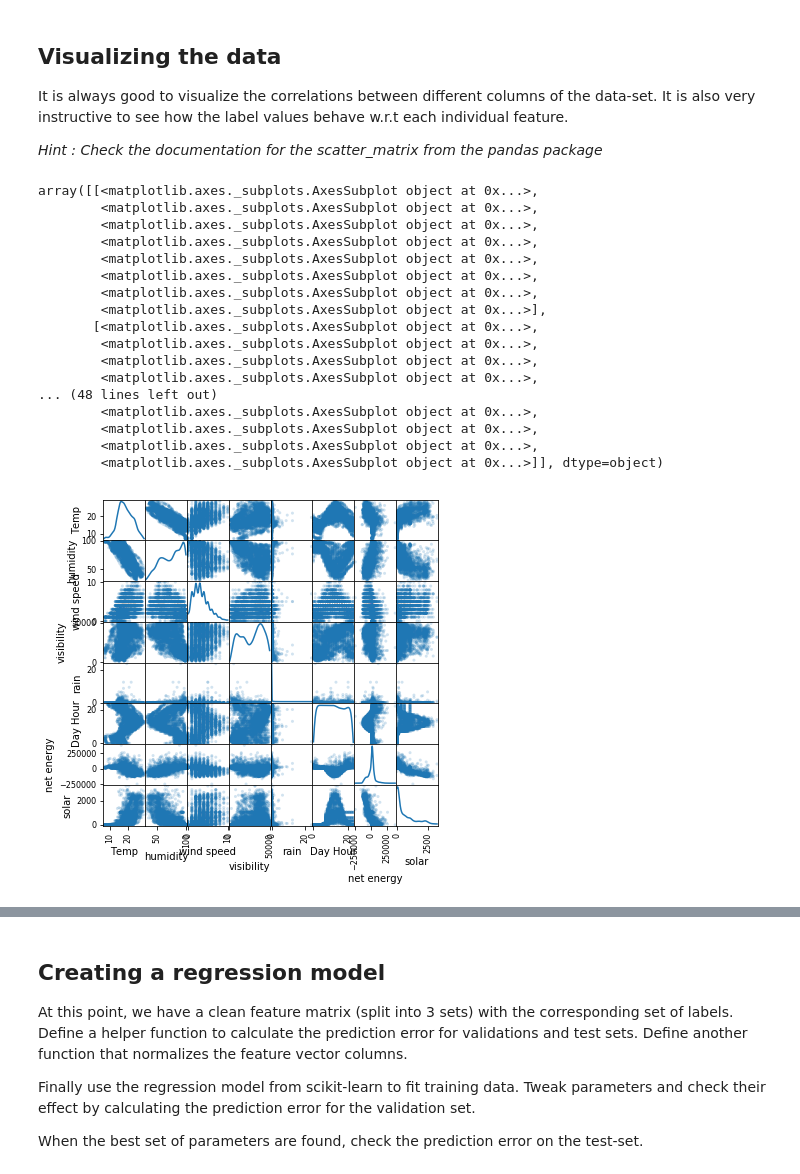
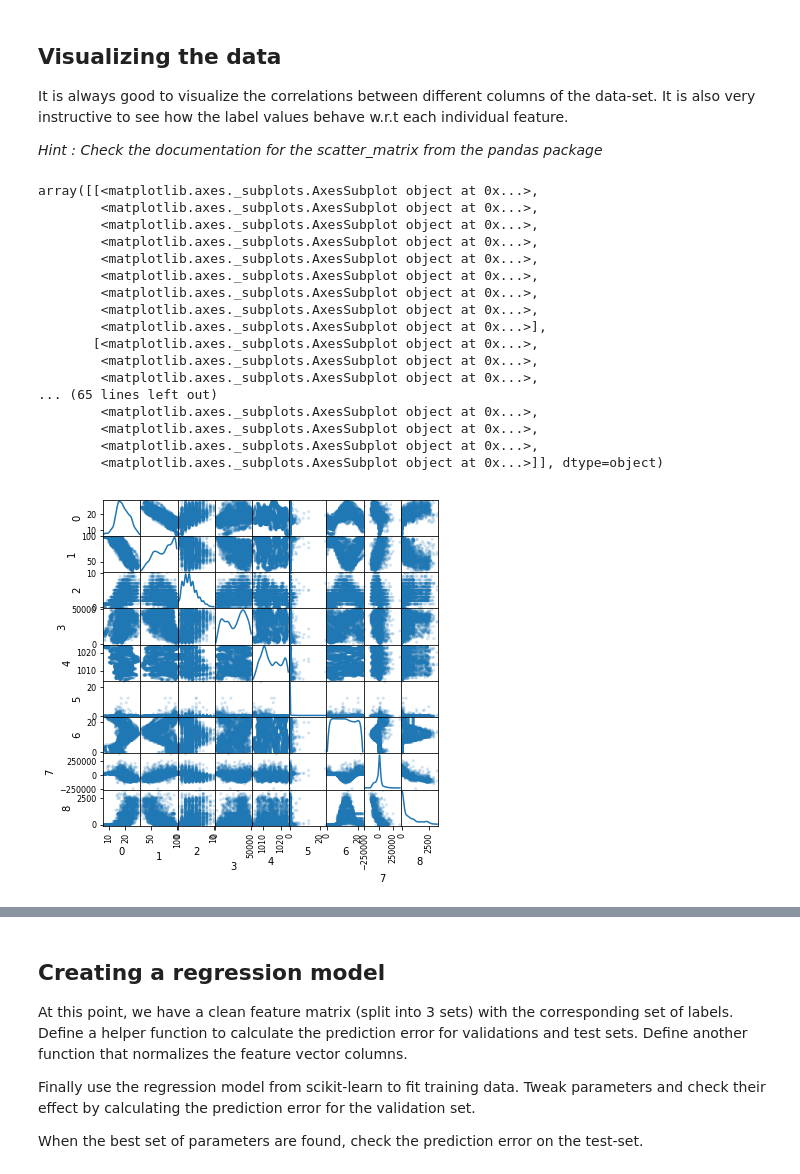
Before and after one commit to ishaanb92/IoT-Assignment, a Jupyter notebook: Assignment.ipynb, the cells around one changed output, grey strips where cells are left out. Drawn from its saved outputs; the diff is of its cells as text; code cells hidden in the pictures.

```diff
--- a/Assignment.ipynb
+++ b/Assignment.ipynb
@@ -36,7 +36,7 @@ def merge_weather_rain_data(data_path): # Select month for which data is collect
                              delimiter = ',',
                              header=0,
                              parse_dates = [0],
-                             usecols = [0,1,2,4,6,7]) #Drop "chill", too many missing values
+                             usecols = [0,1,2,4,6,7,8]) #Drop "chill", too many missing values
     weather_array  = weatherFrame.as_matrix()
 
     """ Read in the rain data"""
@@ -354,38 +354,38 @@ It is always good to visualize the correlations between different columns of the
 # %%
 import matplotlib.pyplot as plt
 %matplotlib inline
 
 #Merge energy and solar energy produced into feature array
 mergedMatrix = np.c_[featureArray,labels,labels_solar]
 #Create a pandas dataframe for viz
 scatterMatrix = mergedMatrix[:,2:].astype(float)
-df = pd.DataFrame(data = scatterMatrix,
-                  columns = ['Temp','humidity',
-                              'wind speed','visibility',
-                              'rain','Day Hour',
-                              'net energy','solar']
+df = pd.DataFrame(data = scatterMatrix
+                  #columns = ['Temp','humidity',
+                  #            'wind speed','visibility',
+                  #            'rain','Day Hour',
+                  #            'net energy','solar']
                  )
 
 pd.plotting.scatter_matrix(df, alpha=0.2, figsize=(6, 6), diagonal='kde')
 # %% [output]
 array([[<matplotlib.axes._subplots.AxesSubplot object at 0x...>,
+        <matplotlib.axes._subplots.AxesSubplot object at 0x...>,
         <matplotlib.axes._subplots.AxesSubplot object at 0x...>,
         <matplotlib.axes._subplots.AxesSubplot object at 0x...>,
         <matplotlib.axes._subplots.AxesSubplot object at 0x...>,
         <matplotlib.axes._subplots.AxesSubplot object at 0x...>,
         <matplotlib.axes._subplots.AxesSubplot object at 0x...>,
         <matplotlib.axes._subplots.AxesSubplot object at 0x...>,
         <matplotlib.axes._subplots.AxesSubplot object at 0x...>],
        [<matplotlib.axes._subplots.AxesSubplot object at 0x...>,
         <matplotlib.axes._subplots.AxesSubplot object at 0x...>,
         <matplotlib.axes._subplots.AxesSubplot object at 0x...>,
-        <matplotlib.axes._subplots.AxesSubplot object at 0x...>,
-... (48 lines left out)
+... (65 lines left out)
         <matplotlib.axes._subplots.AxesSubplot object at 0x...>,
         <matplotlib.axes._subplots.AxesSubplot object at 0x...>,
         <matplotlib.axes._subplots.AxesSubplot object at 0x...>,
         <matplotlib.axes._subplots.AxesSubplot object at 0x...>]], dtype=object)
-[figure, old version]
+[figure, new version]
 # %%
 transMatrix = transform_text_labels(featureArray)
 merge = np.c_[featureArray,transMatrix]
```
Also changed, not shown: parts of 5 cells of this notebook.
